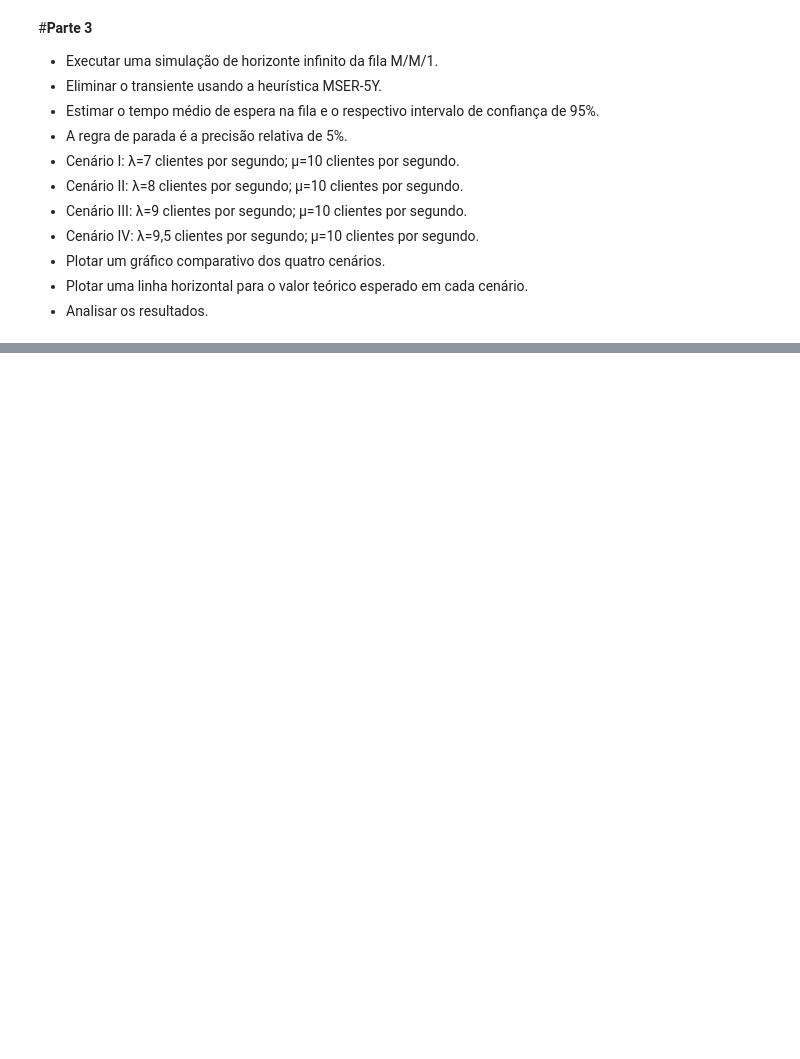
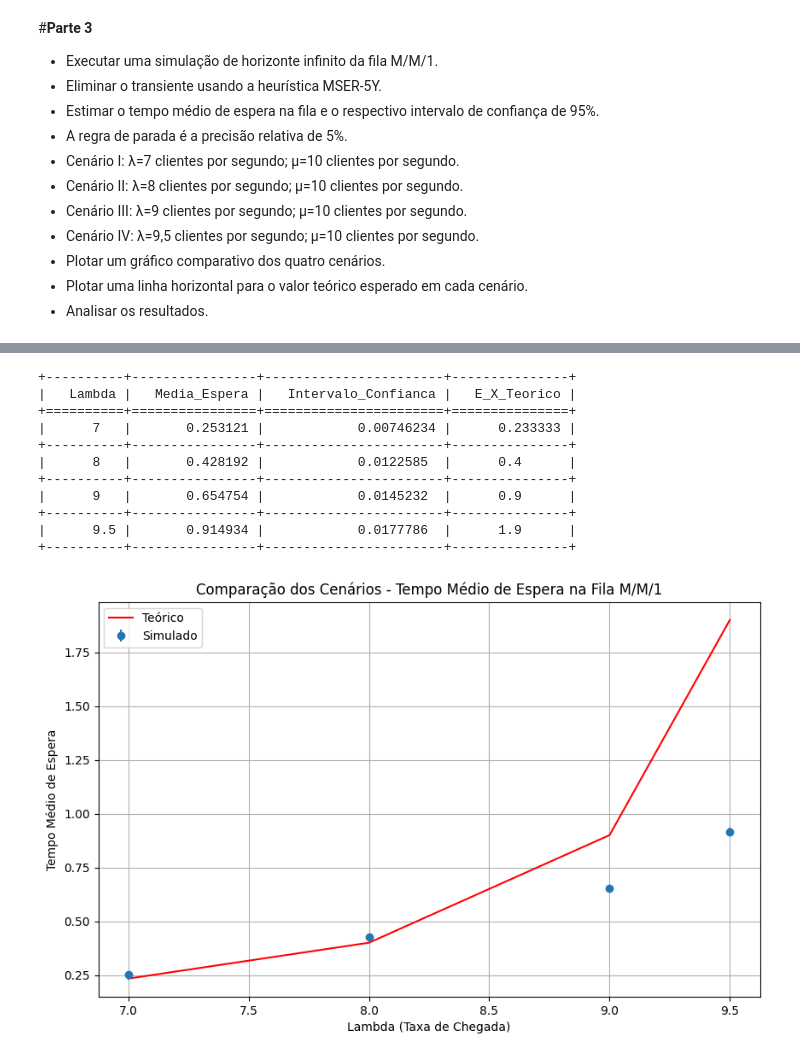
Before and after one commit to mariasald/avd-2024-01, a Jupyter notebook: Atividade_Prática_4_O_Problema_do_Transiente.ipynb, the cells around one changed output, grey strips where cells are left out. Cells and saved outputs as stored; diff of their text form; code cells hidden in the pictures; blank space fills up the shorter version.

```diff
--- a/Atividade_Prática_4_O_Problema_do_Transiente.ipynb
+++ b/Atividade_Prática_4_O_Problema_do_Transiente.ipynb
@@ -261,0 +283,72 @@ Tabela de Resultados - Conway
+# %%
+def heuristica_mser_5y(tempos_espera, num_batches=5):
+    batch_size = len(tempos_espera) // num_batches
+    min_mse = float('inf')
+    min_index = 0
+
+    for i in range(batch_size, len(tempos_espera), batch_size):
+        batch_means = [np.mean(tempos_espera[j:j+batch_size]) for j in range(0, i, batch_size)]
+        mse = np.mean((batch_means - np.mean(batch_means))**2)
+        if mse < min_mse:
+            min_mse = mse
+            min_index = i
+
+    return tempos_espera[min_index:]
+# %%
+def simular_fila_mm1(taxa_chegada, taxa_servico, precisao_relativa=0.05, num_clientes_inicial=10000, incremento=5000):
+    while True:
+        tempos_espera = fila_mm1_infinito(taxa_chegada, taxa_servico, num_clientes_inicial)
+        tempos_espera = heuristica_mser_5y(tempos_espera)
+        media_espera = np.mean(tempos_espera)
+        desvio_padrao = np.std(tempos_espera, ddof=1)
+        erro_padrao = desvio_padrao / math.sqrt(len(tempos_espera))
+        intervalo_confianca = 1.96 * erro_padrao
+
+        precisao_atual = intervalo_confianca / media_espera
+        if precisao_atual <= precisao_relativa:
+            return media_espera, intervalo_confianca
+        else:
+            num_clientes_inicial += incremento
+
+cenarios = [(7, 10), (8, 10), (9, 10), (9.5, 10)]
+resultados = []
+
+for lambda_chegada, mu_servico in cenarios:
+    media_espera, intervalo_confianca = simular_fila_mm1(lambda_chegada, mu_servico)
+    e_x_teorico = e_x(lambda_chegada, mu_servico)
+    resultados.append((lambda_chegada, media_espera, intervalo_confianca, e_x_teorico))
+
+tabela_resultados = [["Lambda", "Media_Espera", "Intervalo_Confianca", "E_X_Teorico"]]
+for resultado in resultados:
+    tabela_resultados.append(list(resultado))
+
+tabela = tabulate(tabela_resultados, headers="firstrow", tablefmt="grid")
+print(tabela)
+
+lambdas = [resultado[0] for resultado in resultados]
+medias_espera = [resultado[1] for resultado in resultados]
+intervalos_confianca = [resultado[2] for resultado in resultados]
+valores_teoricos = [resultado[3] for resultado in resultados]
+
+plt.figure(figsize=(10, 6))
+plt.errorbar(lambdas, medias_espera, yerr=intervalos_confianca, fmt='o', label='Simulado')
+plt.plot(lambdas, valores_teoricos, 'r-', label='Teórico')
+plt.xlabel('Lambda (Taxa de Chegada)')
+plt.ylabel('Tempo Médio de Espera')
+plt.title('Comparação dos Cenários - Tempo Médio de Espera na Fila M/M/1')
+plt.legend()
+plt.grid(True)
+plt.show()
+# %% [output]
++----------+----------------+-----------------------+---------------+
+|   Lambda |   Media_Espera |   Intervalo_Confianca |   E_X_Teorico |
++==========+================+=======================+===============+
+|      7   |       0.253121 |            0.00746234 |      0.233333 |
++----------+----------------+-----------------------+---------------+
+|      8   |       0.428192 |            0.0122585  |      0.4      |
++----------+----------------+-----------------------+---------------+
+|      9   |       0.654754 |            0.0145232  |      0.9      |
++----------+----------------+-----------------------+---------------+
+|      9.5 |       0.914934 |            0.0177786  |      1.9      |
++----------+----------------+-----------------------+---------------+
+[figure, added]
```
Also changed, not shown: parts of 9 cells of this notebook.
